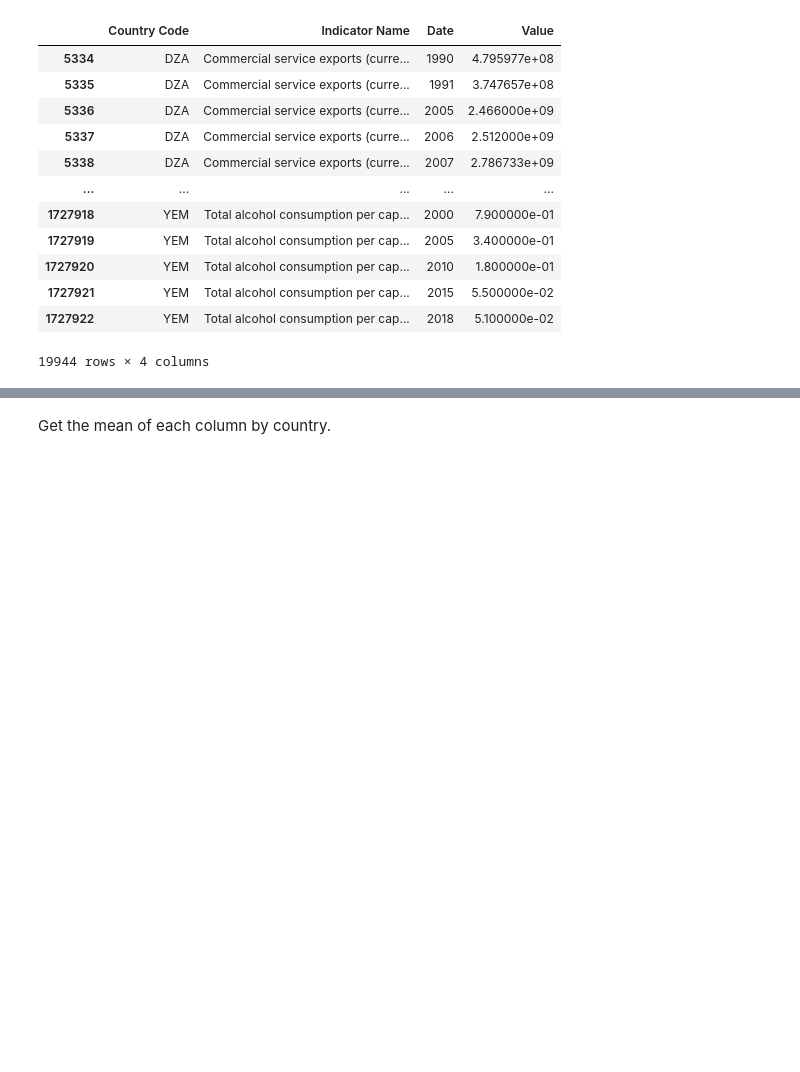
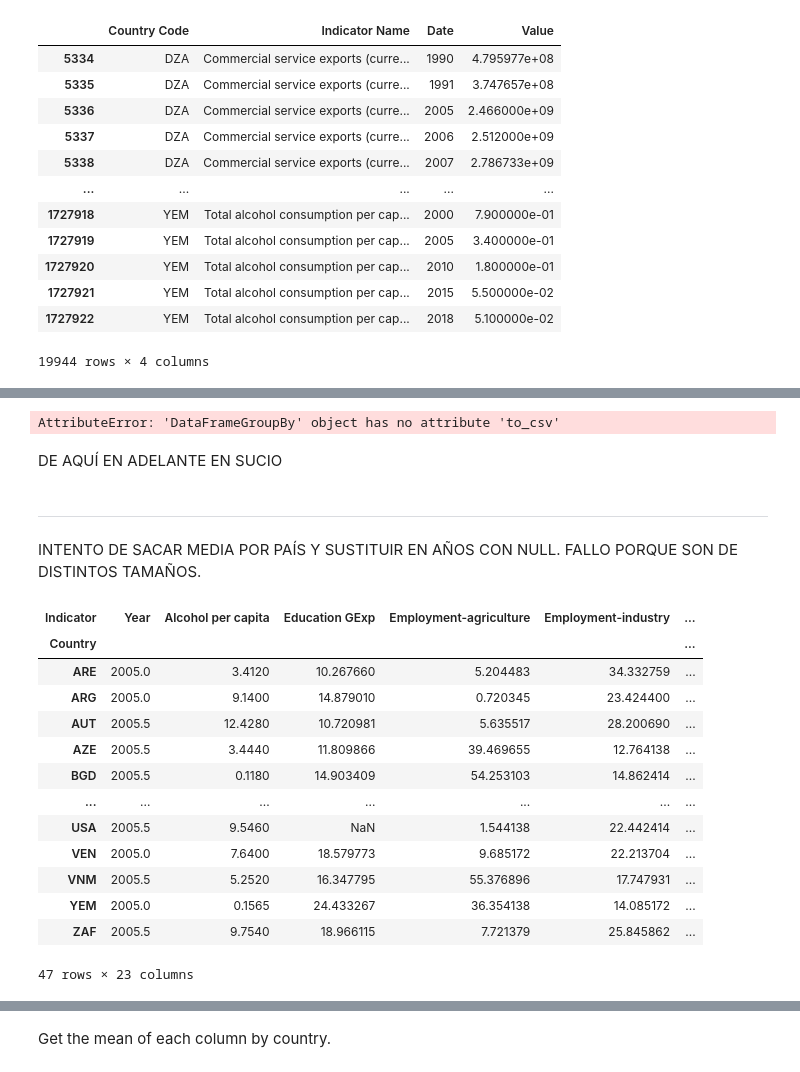
Before and after one commit to devonfw-forge/python-data-driven-decisions, a Jupyter notebook: CopyMaria Data-integration.ipynb, the cells around one changed output, grey strips where cells are left out. Cells and saved outputs as stored; diff of their text form; code cells hidden in the pictures; blank space fills up the shorter version.

```diff
--- a/CopyMaria Data-integration.ipynb
+++ b/CopyMaria Data-integration.ipynb
@@ -114,0 +349,29 @@ df4
+# %%
+country_grouped = transpuesto.groupby('Country')
+country_grouped.to_csv('country partitions')
+# %% [output]
+AttributeError: 'DataFrameGroupBy' object has no attribute 'to_csv'
+# %% [markdown]
+DE AQUÍ EN ADELANTE EN SUCIO
+# %% [markdown]
+--------
+# %% [markdown]
+INTENTO DE SACAR MEDIA POR PAÍS Y SUSTITUIR EN AÑOS CON NULL. FALLO PORQUE SON DE DISTINTOS TAMAÑOS.
+# %%
+mean=transpuesto.groupby('Country').mean()
+mean
+# %% [output]
+| Indicator | Year | Alcohol per capita | Education GExp | Employment-agriculture | Employment-industry | ... |
+| Country |  |  |  |  |  | ... |
+| ARE | 2005.0 | 3.4120 | 10.267660 | 5.204483 | 34.332759 | ... |
+| ARG | 2005.0 | 9.1400 | 14.879010 | 0.720345 | 23.424400 | ... |
+| AUT | 2005.5 | 12.4280 | 10.720981 | 5.635517 | 28.200690 | ... |
+| AZE | 2005.5 | 3.4440 | 11.809866 | 39.469655 | 12.764138 | ... |
+| BGD | 2005.5 | 0.1180 | 14.903409 | 54.253103 | 14.862414 | ... |
+| ... | ... | ... | ... | ... | ... | ... |
+| USA | 2005.5 | 9.5460 | NaN | 1.544138 | 22.442414 | ... |
+| VEN | 2005.0 | 7.6400 | 18.579773 | 9.685172 | 22.213704 | ... |
+| VNM | 2005.5 | 5.2520 | 16.347795 | 55.376896 | 17.747931 | ... |
+| YEM | 2005.0 | 0.1565 | 24.433267 | 36.354138 | 14.085172 | ... |
+| ZAF | 2005.5 | 9.7540 | 18.966115 | 7.721379 | 25.845862 | ... |
+47 rows × 23 columns
```
Also changed, not shown: parts of 40 cells of this notebook.
